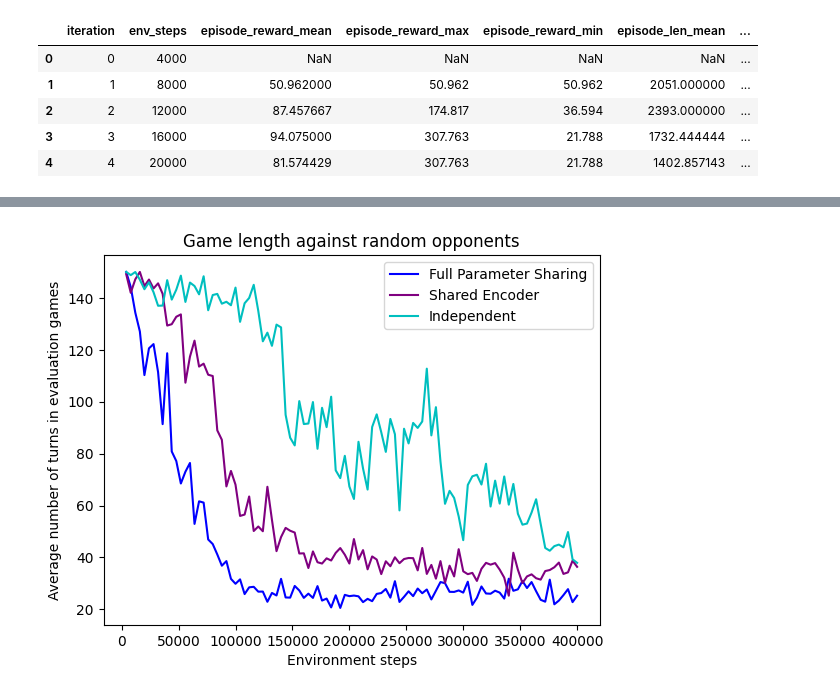
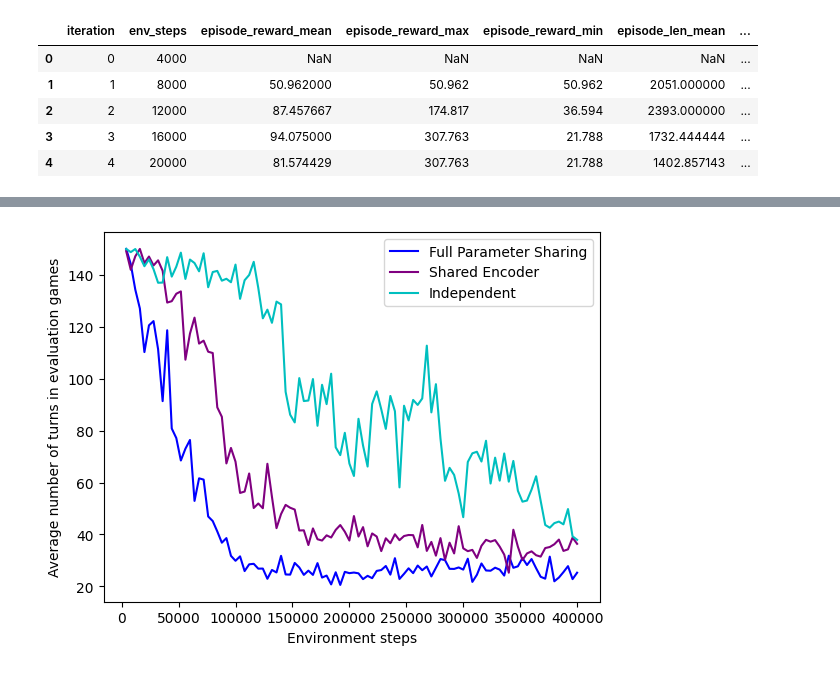
Before and after one commit to noahadhikari/pettingzoo-chinese-checkers, a Jupyter notebook: analysis/plots.ipynb, the cells around one changed output, grey strips where cells are left out. Saved outputs shown, nothing was run; the diff lists cells and outputs as text; code cells hidden in the pictures.

```diff
--- a/analysis/plots.ipynb
+++ b/analysis/plots.ipynb
@@ -42,12 +41,11 @@ plt.savefig("plots/winrate.png")
 # %%
 plt.figure()
 plt.plot(full_sharing_train_df["env_steps"], full_sharing_eval_df["eval_average_iters"], label="Full Parameter Sharing", c="b")
 plt.plot(shared_encoder_train_df["env_steps"], shared_encoder_eval_df["eval_average_iters"], label="Shared Encoder", c="purple")
 plt.plot(independent_train_df["env_steps"], independent_eval_df["eval_average_iters"], label="Independent", c="c")
 plt.legend(loc="best")
-plt.title("Game length against random opponents")
 plt.xlabel("Environment steps")
 plt.ylabel("Average number of turns in evaluation games")
 plt.savefig("plots/game_length.png")
 # %% [output]
-[figure, old version]
+[figure, new version]
```
Also changed, not shown: parts of 1 cell of this notebook, 2 other files.
